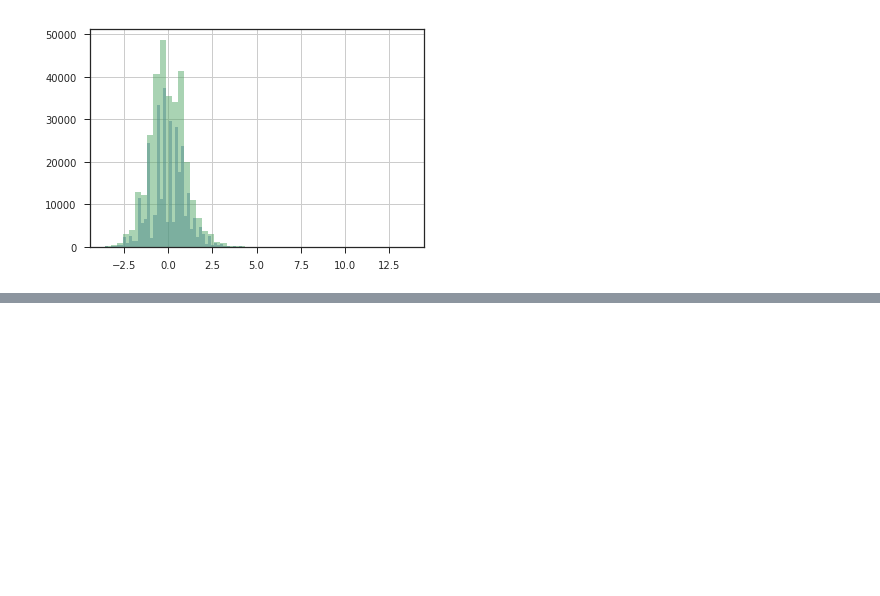
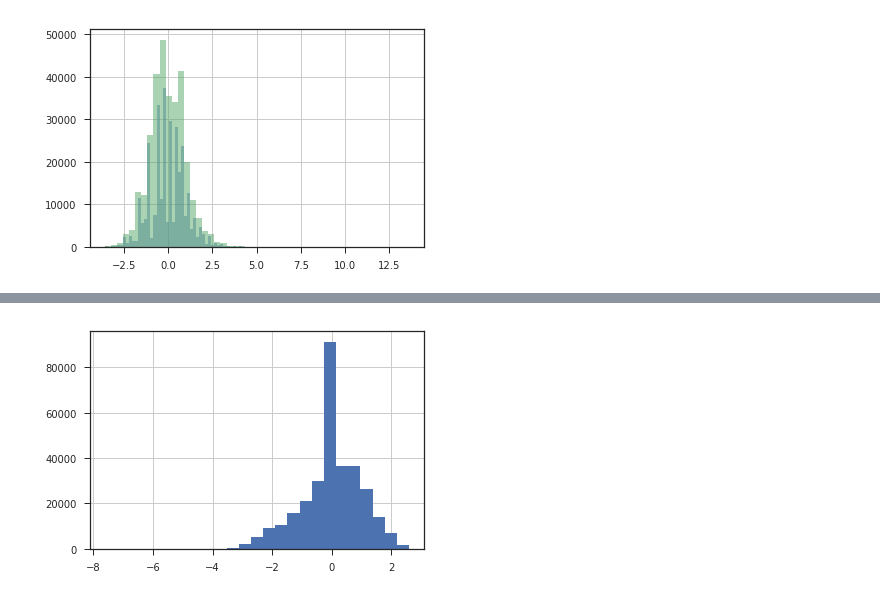
Before and after one commit to robahall/hcdr, a Jupyter notebook: notebooks/3.0-rah-MoreThoroughEDA.ipynb, the cells around one changed output, grey strips where cells are left out. Cells and saved outputs as stored; diff of their text form; code cells hidden in the pictures; blank space fills up the shorter version.

```diff
--- a/notebooks/3.0-rah-MoreThoroughEDA.ipynb
+++ b/notebooks/3.0-rah-MoreThoroughEDA.ipynb
@@ -128,0 +196,2 @@ scaledAMT
+# %%
+originalDF['DAYS_EMPLOYED_ZERO'] = originalDF["DAYS_EMPLOYED"] == 0
@@ -128,0 +206,8 @@ scaledAMT
+# %%
+## Create a flag column
+originalDF['DAYS_EMPLOYED_ANOM'] = originalDF["DAYS_EMPLOYED"] == 365243
+originalDF['DAYS_EMPLOYED_ZERO'] = originalDF["DAYS_EMPLOYED"] == 0
+originalDF['DAYS_EMPLOYED'].replace({0: np.nan}, inplace = True)
+originalDF['DAYS_EMPLOYED'] = (originalDF['DAYS_EMPLOYED'] * (-1)).apply(np.log)
+originalDF['DAYS_EMPLOYED'].replace({np.log(365243): np.nan}, inplace = True)
+#originalDF['DAYS_EMPLOYED'] = originalDF['DAYS_EMPLOYED'].fillna(originalDF['DAYS_EMPLOYED'].mean())
@@ -128,0 +226,2 @@ scaledAMT
+# %%
+originalDF['DAYS_EMPLOYED'] = originalDF['DAYS_EMPLOYED'].fillna(originalDF['DAYS_EMPLOYED'].mean())
@@ -128,0 +240,6 @@ scaledAMT
+# %%
+originalDF['DAYS_EMPLOYED'] = preprocessing.scale(originalDF['DAYS_EMPLOYED'])
+# %%
+originalDF['DAYS_EMPLOYED'].hist(bins = 25);
+# %% [output]
+[figure, added]
```
Also changed, not shown: parts of 30 cells of this notebook.
